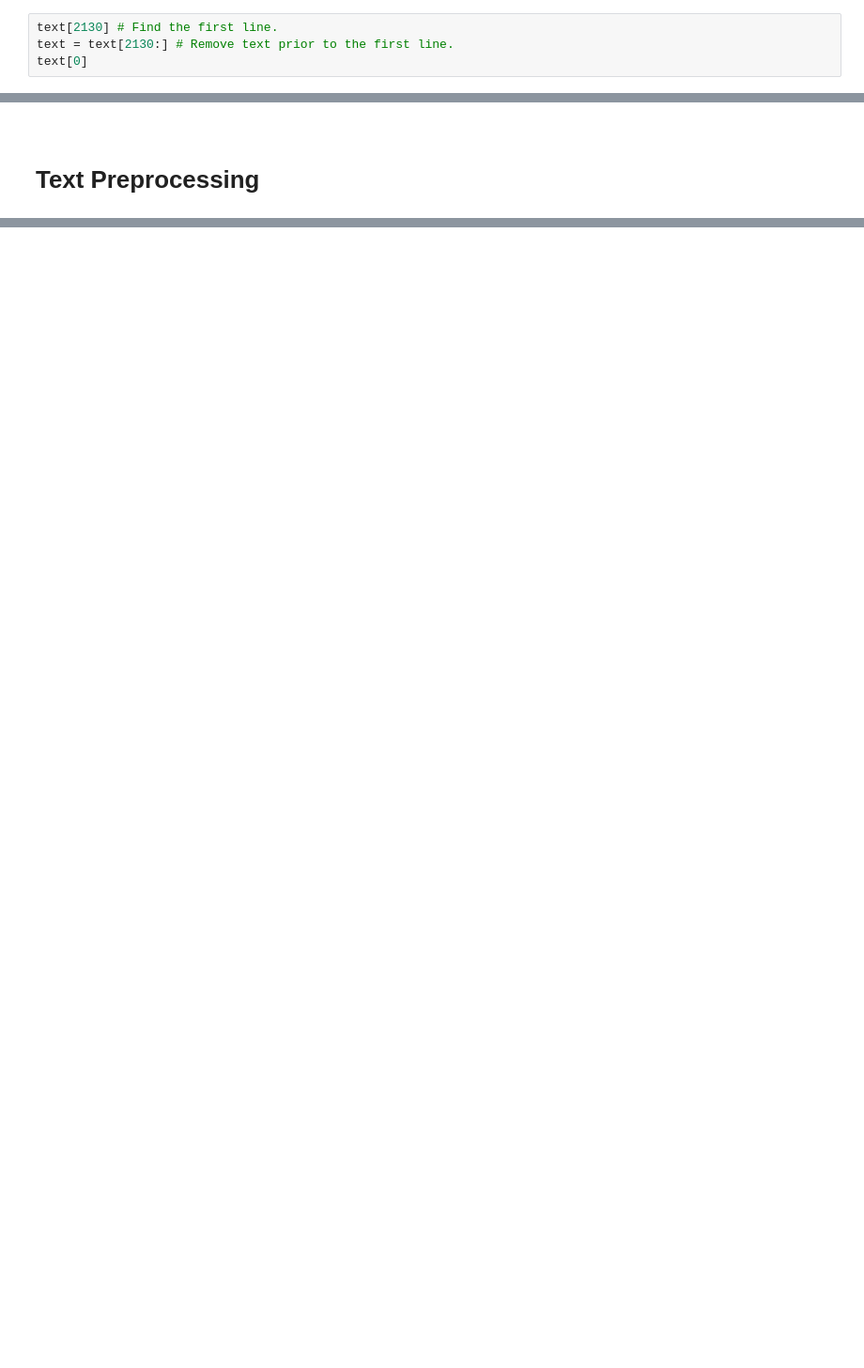
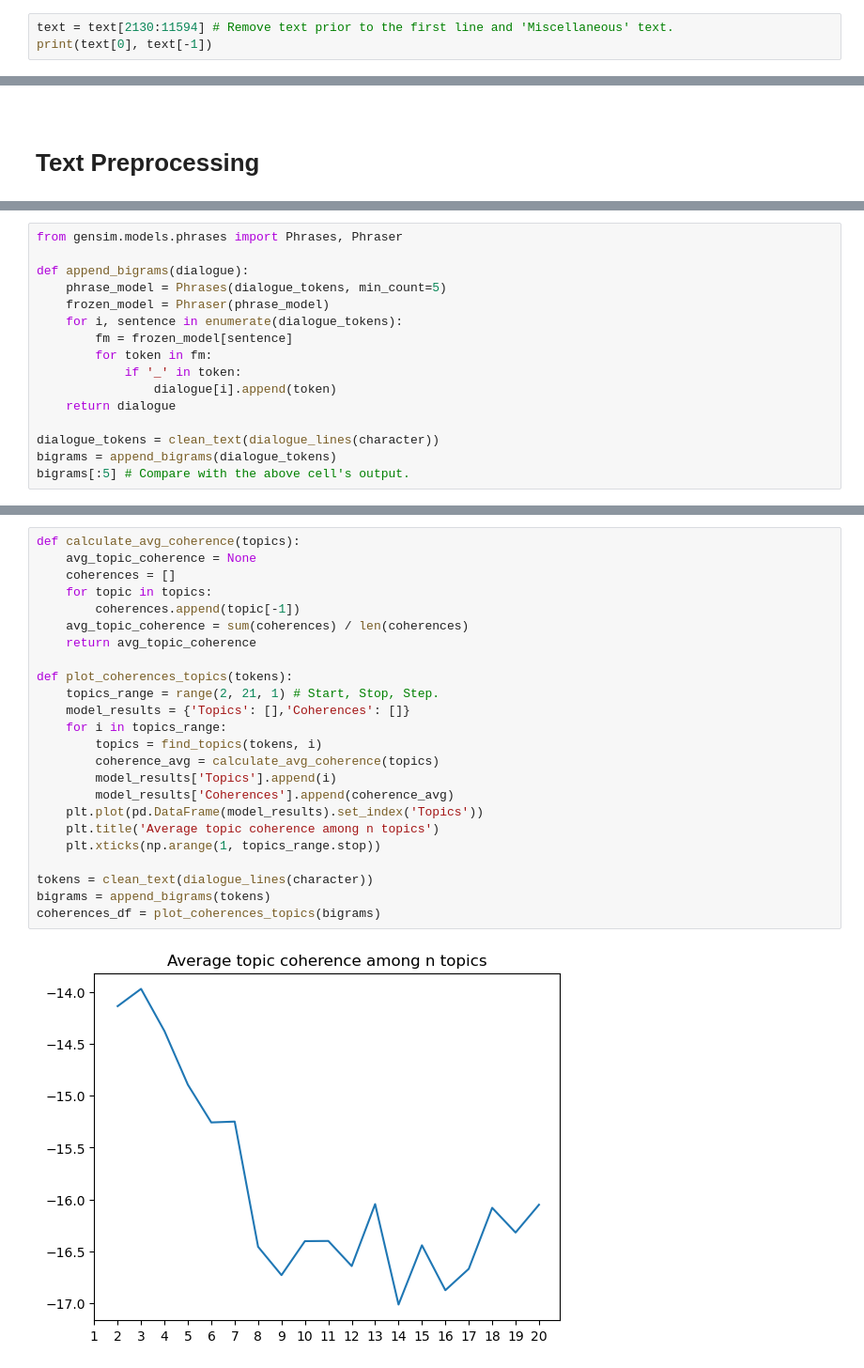
Before and after one commit to raymond-edgerly/ff_text_analysis, a Jupyter notebook: ff_vii_lda.ipynb, the cells around one changed output, grey strips where cells are left out. Shown at 94% size. Cells and saved outputs as stored; diff of their text form; blank space fills up the shorter version.

Commit message:
Added LDA portion and applied to several FFVII characters' texts.

```diff
--- a/ff_vii_lda.ipynb
+++ b/ff_vii_lda.ipynb
@@ -18,5 +29,4 @@ with open ('./ffvii_plot_text.html', 'r', encoding='utf-8') as file:
 # %%
-text[2130] # Find the first line.
-text = text[2130:] # Remove text prior to the first line.
-text[0]
+text = text[2130:11594] # Remove text prior to the first line and 'Miscellaneous' text.
+print(text[0], text[-1])
 # %% [output]
@@ -59,0 +80,16 @@ Barret: My head feels like it's gettin' crushed.
+# %%
+from gensim.models.phrases import Phrases, Phraser
+
+def append_bigrams(dialogue):
+    phrase_model = Phrases(dialogue_tokens, min_count=5)
+    frozen_model = Phraser(phrase_model)
+    for i, sentence in enumerate(dialogue_tokens):
+        fm = frozen_model[sentence]
+        for token in fm:
+            if '_' in token:
+                dialogue[i].append(token)
+    return dialogue
+
+dialogue_tokens = clean_text(dialogue_lines(character))
+bigrams = append_bigrams(dialogue_tokens)
+bigrams[:5] # Compare with the above cell's output.
@@ -59,0 +143,26 @@ Barret: My head feels like it's gettin' crushed.
+# %%
+def calculate_avg_coherence(topics):
+    avg_topic_coherence = None
+    coherences = []
+    for topic in topics:
+        coherences.append(topic[-1])
+    avg_topic_coherence = sum(coherences) / len(coherences)
+    return avg_topic_coherence
+
+def plot_coherences_topics(tokens):
+    topics_range = range(2, 21, 1) # Start, Stop, Step.
+    model_results = {'Topics': [],'Coherences': []}
+    for i in topics_range:
+        topics = find_topics(tokens, i)
+        coherence_avg = calculate_avg_coherence(topics)
+        model_results['Topics'].append(i)
+        model_results['Coherences'].append(coherence_avg)
+    plt.plot(pd.DataFrame(model_results).set_index('Topics'))
+    plt.title('Average topic coherence among n topics')
+    plt.xticks(np.arange(1, topics_range.stop))
+
+tokens = clean_text(dialogue_lines(character))
+bigrams = append_bigrams(tokens)
+coherences_df = plot_coherences_topics(bigrams)
+# %% [output]
+[figure, added]
```
Also changed, not shown: parts of 9 cells of this notebook.
